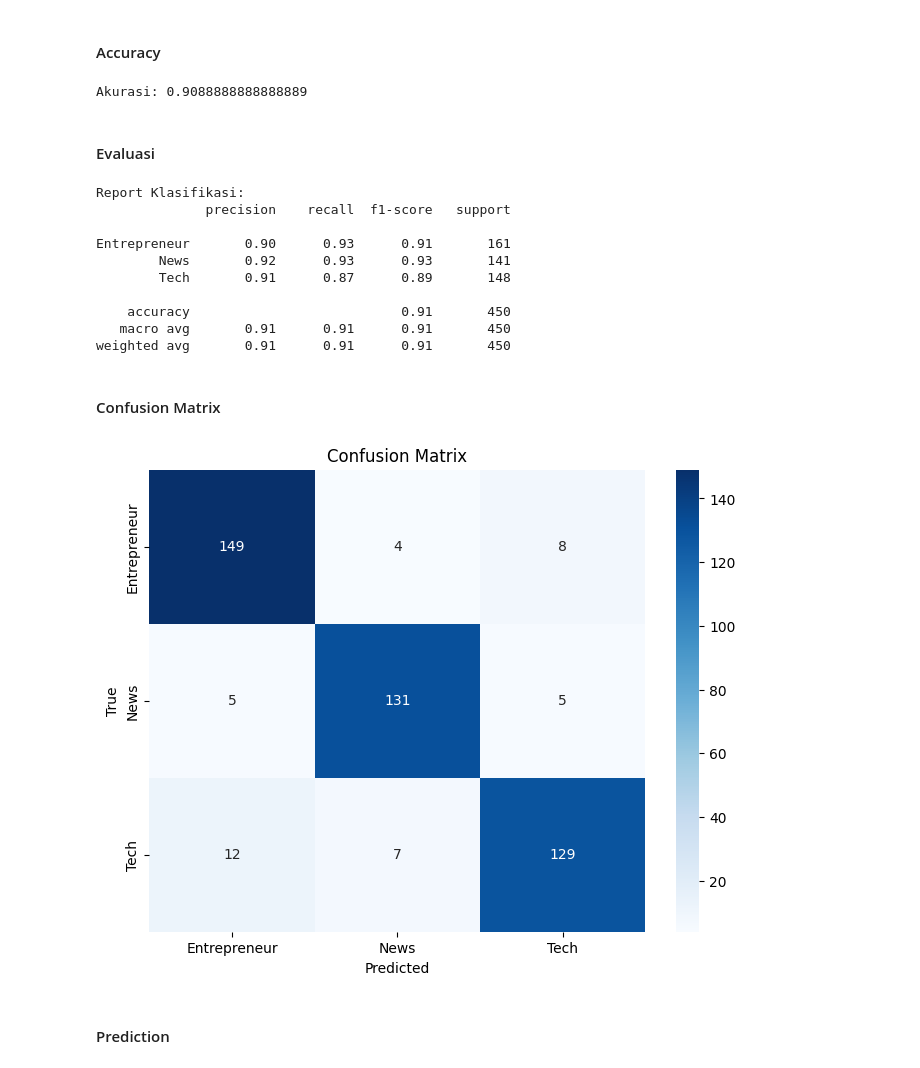
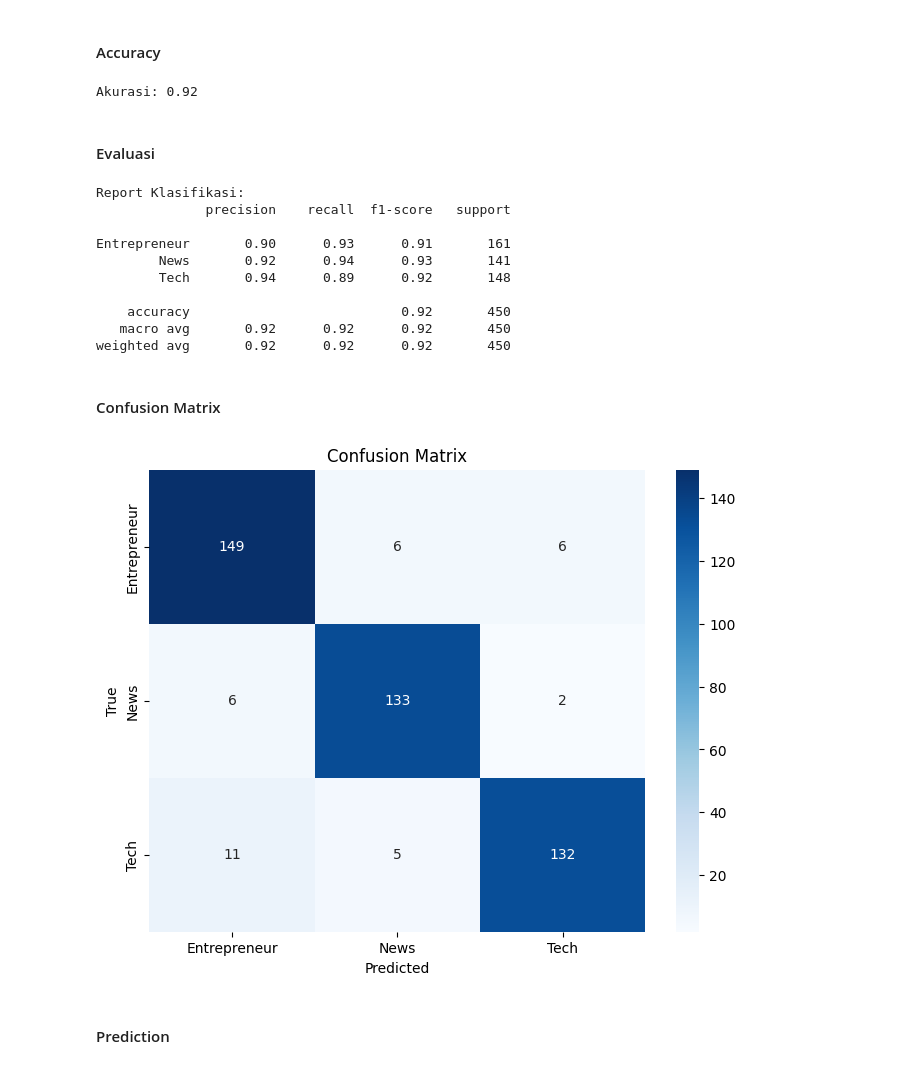
Before and after one commit to arosyihuddin/ppw, a Jupyter notebook: _sources/pages/Klasifikasi Berita Berbasis Graph Cosine Similirity.ipynb, the cells around one changed output. Saved outputs shown, nothing was run; the diff lists cells and outputs as text; code cells hidden in the pictures.

```diff
--- a/_sources/pages/Klasifikasi Berita Berbasis Graph Cosine Similirity.ipynb
+++ b/_sources/pages/Klasifikasi Berita Berbasis Graph Cosine Similirity.ipynb
@@ -311,18 +328,18 @@ y = df["Category"]
 # %% [markdown]
 #### Splitting Data
 # %%
-X_train, X_test, y_train, y_test = train_test_split(X_summary, y, test_size=0.3, random_state=42)
+X_train_summary, X_test_summary, y_train_summary, y_test_summary = train_test_split(X_summary, y, test_size=0.3, random_state=42)
 # %% [markdown]
 #### Modeling Naive Bayes
 # %%
 # Inisialisasi model Naive Bayes Gaussian
-gnb = GaussianNB()
+gnb_summary = GaussianNB()
 
 # Melatih model menggunakan data latih
-gnb.fit(X_train, y_train)
+gnb_summary.fit(X_train_summary, y_train_summary)
 
 # Membuat prediksi pada data uji
-y_pred = gnb.predict(X_test)
+y_pred_gnb_summary = gnb_summary.predict(X_test_summary)
 # %% [markdown]
 #### Accuracy
 # %%
@@ -353,12 +370,12 @@ weighted avg       0.84      0.84      0.84       450
 def plot_confusion_matrix(cm):
   # Membuat plot confusion matrix
   plt.figure(figsize=(8, 6))
-  sns.heatmap(cm, annot=True, fmt='d', cmap='Blues', xticklabels=gnb.classes_, yticklabels=gnb.classes_)
+  sns.heatmap(cm, annot=True, fmt='d', cmap='Blues', xticklabels=gnb_summary.classes_, yticklabels=gnb_summary.classes_)
   plt.xlabel('Predicted')
   plt.ylabel('True')
   plt.title('Confusion Matrix')
   plt.show()
 
-cm = confusion_matrix(y_test, y_pred)
+cm = confusion_matrix(y_test_summary, y_pred_gnb_summary)
 plot_confusion_matrix(cm)
 # %% [output]
@@ -419,53 +416,53 @@ X_train, X_test, y_train, y_test = train_test_split(X_summary, y, test_size=0.3,
 #### Modeling Support Vector Machine
 # %%
 # Inisialisasi model Naive Bayes Gaussian
-svm = SVC()
+svm_summary = SVC()
 
 # Melatih model menggunakan data latih
-svm.fit(X_train, y_train)
+svm_summary.fit(X_train_summary, y_train_summary)
 
 # Membuat prediksi pada data uji
-y_pred = svm.predict(X_test)
+y_pred_svm_summary = svm_summary.predict(X_test_summary)
 # %% [markdown]
 #### Accuracy
 # %%
 # Mengukur kinerja model dengan menghitung akurasi atau metrik lain yang relevan
-accuracy = accuracy_score(y_test, y_pred)
+accuracy = accuracy_score(y_test_summary, y_pred_svm_summary)
 print(f'Akurasi: {accuracy}')
 # %% [output]
-Akurasi: 0.9088888888888889
+Akurasi: 0.92
 # %% [markdown]
 #### Evaluasi
 # %%
-report = classification_report(y_test, y_pred)
+report = classification_report(y_test_summary, y_pred_svm_summary)
 print(f'Report Klasifikasi:\n{report}')
 # %% [output]
 Report Klasifikasi:
               precision    recall  f1-score   support
 
 Entrepreneur       0.90      0.93      0.91       161
-        News       0.92      0.93      0.93       141
-        Tech       0.91      0.87      0.89       148
+        News       0.92      0.94      0.93       141
+        Tech       0.94      0.89      0.92       148
 
-    accuracy                           0.91       450
-   macro avg       0.91      0.91      0.91       450
-weighted avg       0.91      0.91      0.91       450
+    accuracy                           0.92       450
+   macro avg       0.92      0.92      0.92       450
+weighted avg       0.92      0.92      0.92       450
 # %% [markdown]
 #### Confusion Matrix
 # %%
 def plot_confusion_matrix(cm):
   # Membuat plot confusion matrix
   plt.figure(figsize=(8, 6))
-  sns.heatmap(cm, annot=True, fmt='d', cmap='Blues', xticklabels=gnb.classes_, yticklabels=gnb.classes_)
+  sns.heatmap(cm, annot=True, fmt='d', cmap='Blues', xticklabels=svm_summary.classes_, yticklabels=svm_summary.classes_)
   plt.xlabel('Predicted')
   plt.ylabel('True')
   plt.title('Confusion Matrix')
   plt.show()
 
-cm = confusion_matrix(y_test, y_pred)
+cm = confusion_matrix(y_test_summary, y_pred_svm_summary)
 plot_confusion_matrix(cm)
 # %% [output]
-[figure, old version]
+[figure, new version]
 # %% [markdown]
 #### Prediction
 # %% [markdown]
```
Also changed, not shown: parts of 56 cells of this notebook, 23 other files.
